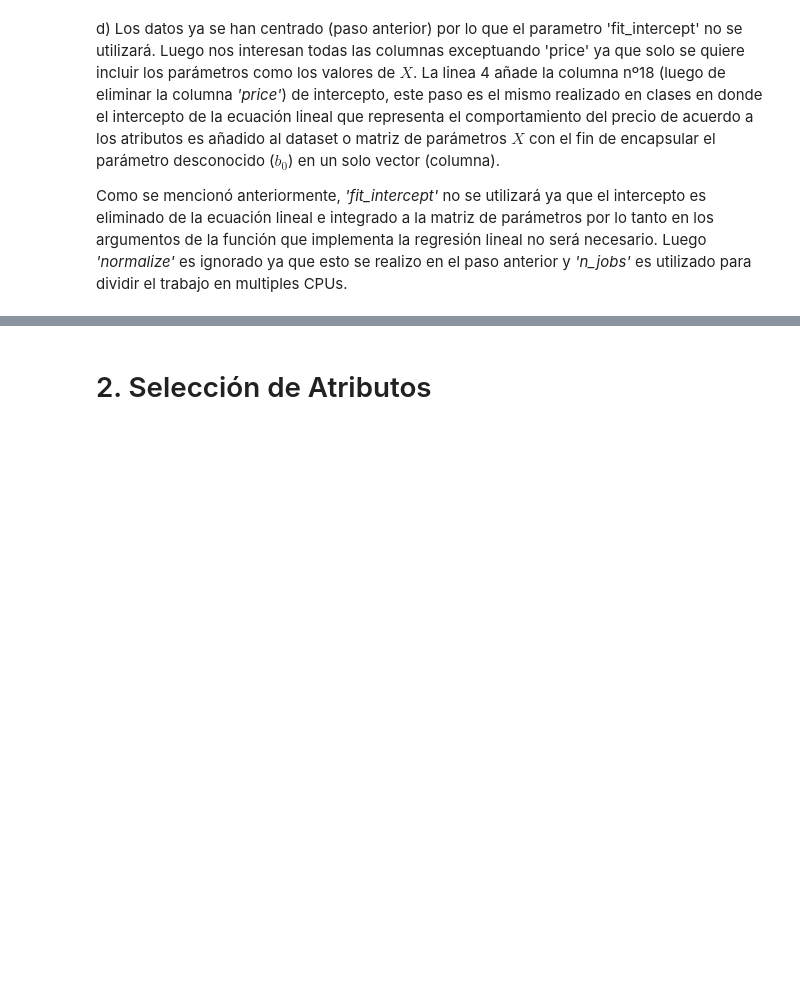
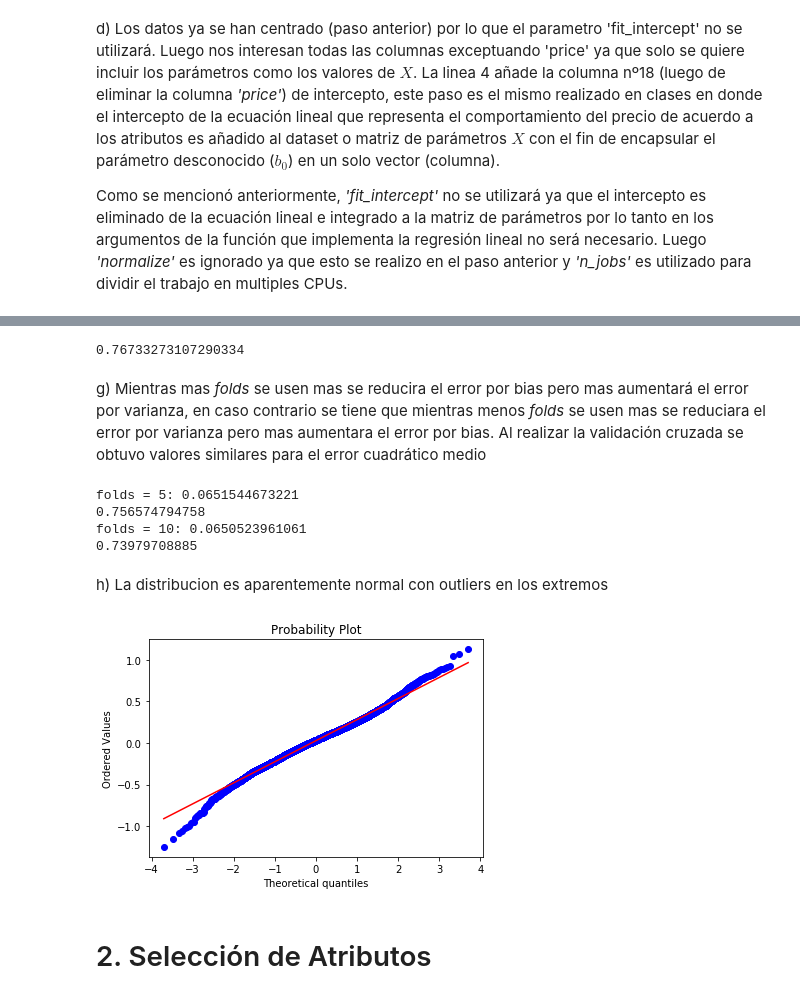
Before and after one commit to sebastian-aranda/machine_learning_utfsm, a Jupyter notebook: Tarea 1.ipynb, the cells around one changed output, grey strips where cells are left out. Saved outputs shown, nothing was run; the diff lists cells and outputs as text; code cells hidden in the pictures; blank space fills up the shorter version.

```diff
--- a/Tarea 1.ipynb
+++ b/Tarea 1.ipynb
@@ -81,3 +190,54 @@ mse_cv = mse_cv / 10
+# %%
+model_f.rsquared
+# %% [output]
+0.76733273107290334
+# %% [markdown]
+g) Mientras mas *folds* se usen mas se reducira el error por bias pero mas aumentará el error por varianza, en caso contrario se tiene que mientras menos *folds* se usen mas se reduciara el error por varianza pero mas aumentara el error por bias. Al realizar la validación cruzada se obtuvo valores similares para el error cuadrático medio
+# %%
+from sklearn.model_selection import KFold
+for i in range(0,2):
+    if i == 0:
+        kf = KFold(n_splits=5)
+    else:
+        kf = KFold(n_splits=10)
+    mse_cv = 0
+    for train, val in kf.split(X_f):
+        #corr = df_scaled.corr()['price'][df_scaled.corr()['price'] < 1 ].abs()
+        #corr.sort_values(ascending = False)
+        #features = corr.index[[0,1]].values
+
+        train_x = X_f.iloc[train,:]; train_y = y[train]
+        test_x = X_f.iloc[val,:]; test_y = y[val]
+        linreg = lm.LinearRegression(fit_intercept = False)
+        linreg.fit(train_x, train_y)
+        yhat_val = linreg.predict(test_x)
+        mse_fold = np.mean(np.power(yhat_val - test_y, 2))
+        mse_cv += mse_fold
+    if i == 0:
+        mse_cv = mse_cv / 5
+        print('{}{}'.format("folds = 5: ", mse_cv))
+    else:
+        mse_cv = mse_cv / 10
+        print('{}{}'.format("folds = 10: ", mse_cv))
+    print(linreg.score(test_x,test_y))
+# %% [output]
+folds = 5: 0.0651544673221
+0.756574794758
+folds = 10: 0.0650523961061
+0.73979708885
+# %% [markdown]
+h) La distribucion es aparentemente normal con outliers en los extremos
+# %%
+from sklearn.metrics import accuracy_score
+import pylab
+import scipy.stats as stats
+predictions = linreg_f.predict(X_ftest)
+residuos = ytest-predictions
+residuos
+stats.probplot(residuos, dist="norm", plot= pylab)
+pylab.show()
+# %% [output]
+[figure, added]
 # %% [markdown]
 <h1>2. Selección de Atributos</h1>
 # %% [markdown]
```
Also changed, not shown: parts of 21 cells of this notebook.
